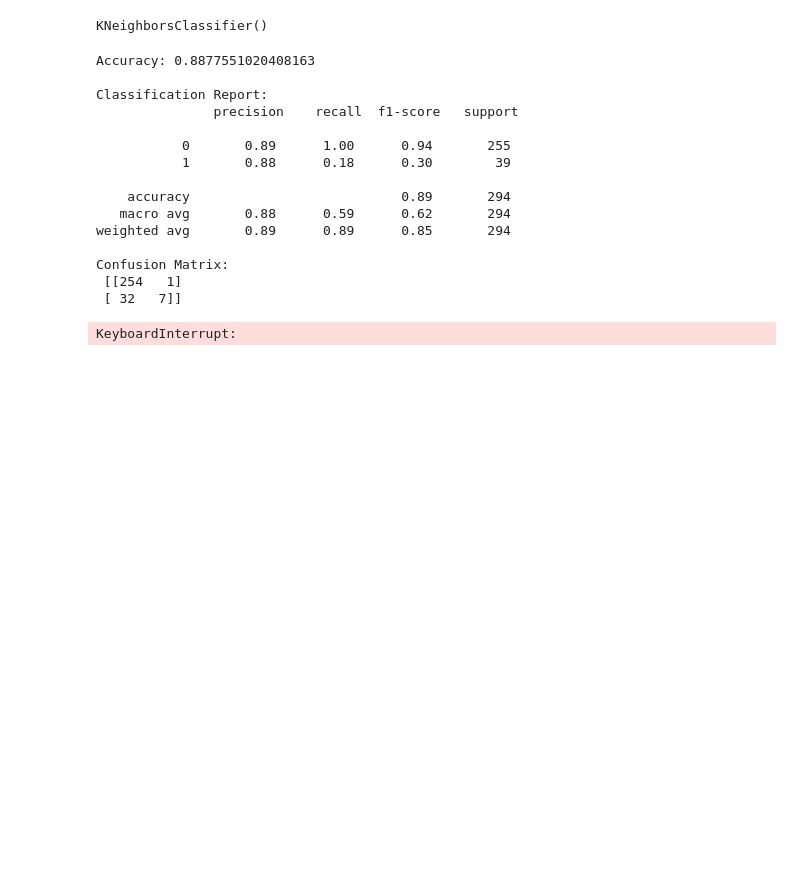
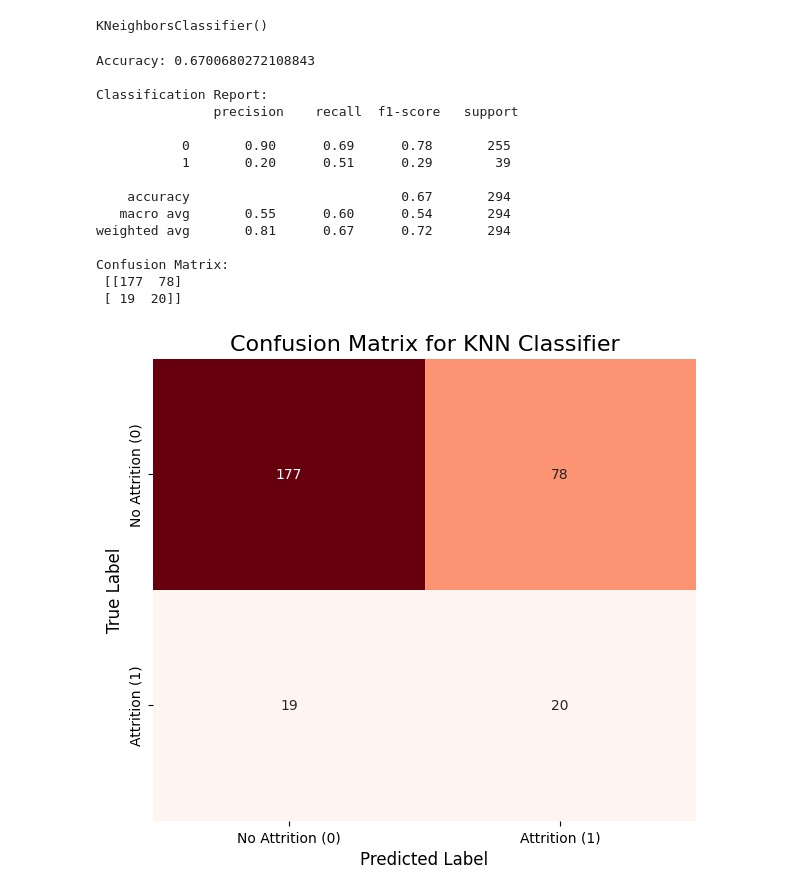
Before and after one commit to Muneer282/Employee-Attrition-Prediction--Machine-learning-project, a Jupyter notebook: 3 KNN.ipynb, the cells around one changed output. Saved outputs shown, nothing was run; the diff lists cells and outputs as text; code cells hidden in the pictures; blank space fills up the shorter version.

```diff
--- a/3 KNN.ipynb
+++ b/3 KNN.ipynb
@@ -26,12 +27,16 @@ X_train, X_test, y_train, y_test = train_test_split(
 scaler = StandardScaler()
 X_train = scaler.fit_transform(X_train)
 X_test = scaler.transform(X_test)
+# %%
+# التعامل مع الـ Imbalance باستخدام SMOTE
+smote = SMOTE(random_state=42)
+X_res, y_res = smote.fit_resample(X_train, y_train)
 # %%
 # 4. Train KNN
 
 k = 5
 knn = KNeighborsClassifier(n_neighbors=k)
-knn.fit(X_train, y_train)
+knn.fit(X_res, y_res)
 # %% [output]
 KNeighborsClassifier()
 # %%
@@ -43,31 +48,43 @@ print("Accuracy:", accuracy_score(y_test, y_pred))
 print("\nClassification Report:\n", classification_report(y_test, y_pred))
 print("Confusion Matrix:\n", confusion_matrix(y_test, y_pred))
 # %% [output]
-Accuracy: 0.8877551020408163
+Accuracy: 0.6700680272108843
 
 Classification Report:
                precision    recall  f1-score   support
 
-           0       0.89      1.00      0.94       255
-           1       0.88      0.18      0.30        39
+           0       0.90      0.69      0.78       255
+           1       0.20      0.51      0.29        39
 
-    accuracy                           0.89       294
-   macro avg       0.88      0.59      0.62       294
-weighted avg       0.89      0.89      0.85       294
+    accuracy                           0.67       294
+   macro avg       0.55      0.60      0.54       294
+weighted avg       0.81      0.67      0.72       294
 
 Confusion Matrix:
- [[254   1]
- [ 32   7]]
+ [[177  78]
+ [ 19  20]]
-# %%
-
-# 6. Pairplot for first 4 features
-# تاكد من هذا الكود ما الهدف منه وماذا يعمل
-
-X_plot = pd.DataFrame(X, data.columns)
-X_plot['Attrition'] = y
-
-selected_features = data[:4]
-sns.pairplot(X_plot, vars=selected_features, hue='Attrition', palette='Set1')
-plt.suptitle("Pairplot of Breast Cancer Dataset (first 4 features)", y=1.02)
-# %% [output]
-KeyboardInterrupt:
+# %%
+# 6. رسم مصفوفة التشويش (Confusion Matrix Heatmap)
+
+# حساب مصفوفة التشويش مرة أخرى
+cm = confusion_matrix(y_test, y_pred)
+
+plt.figure(figsize=(7, 6))
+
+# إنشاء خريطة حرارية لمصفوفة التشويش
+sns.heatmap(
+    cm,
+    annot=True,              # عرض الأرقام داخل المربعات
+    fmt='d',                 # تنسيق الأرقام كأعداد صحيحة
+    cmap='Reds',            # استخدام نظام الألوان الأزرق
+    cbar=False,              # عدم عرض شريط الألوان الجانبي
+    xticklabels=['No Attrition (0)', 'Attrition (1)'],  # تسميات المحور السيني (Predicted)
+    yticklabels=['No Attrition (0)', 'Attrition (1)']   # تسميات المحور الصادي (Actual)
+)
+
+plt.title('Confusion Matrix for KNN Classifier', fontsize=16)
+plt.xlabel('Predicted Label', fontsize=12)
+plt.ylabel('True Label', fontsize=12)
+plt.show()
+# %% [output]
+[figure, added]
```
Also changed, not shown: parts of 1 cell of this notebook, 4 other files.
